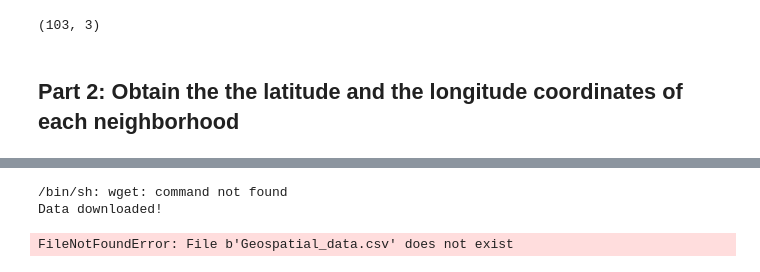
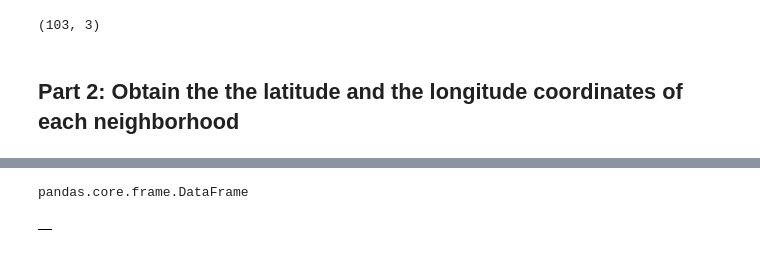
Before and after one commit to sinwee1976/Coursera_Capstone, a Jupyter notebook: Week_3_Assignment.ipynb, the cells around one changed output, grey strips where cells are left out. Saved outputs shown, nothing was run; the diff lists cells and outputs as text; code cells hidden in the pictures.

```diff
--- a/Week_3_Assignment.ipynb
+++ b/Week_3_Assignment.ipynb
@@ -111,11 +91,12 @@ Operation aborted.  Exiting.
-# %%
-# donwload the csv files for the coordinates
-!wget -q -O 'Geospatial_data.csv' yhttps://cocl.us/Geospatial_data
-print('Data downloaded!')
-# %% [output]
-/bin/sh: wget: command not found
-Data downloaded!
 # %%
-coordinate_df = pd.read_csv('Geospatial_data.csv')
+coordinate_df = pd.read_csv('http://cocl.us/Geospatial_data')
-# %% [output]
-FileNotFoundError: File b'Geospatial_data.csv' does not exist
+# %%
+coordinate_df = pd.DataFrame(coordinate_df)
+# %%
+type(coordinate_df)
+# %% [output]
+pandas.core.frame.DataFrame
+# %%
+coordinate_df.head()
+# %% [output]
+|  |
```
Also changed, not shown: parts of 5 cells of this notebook.
